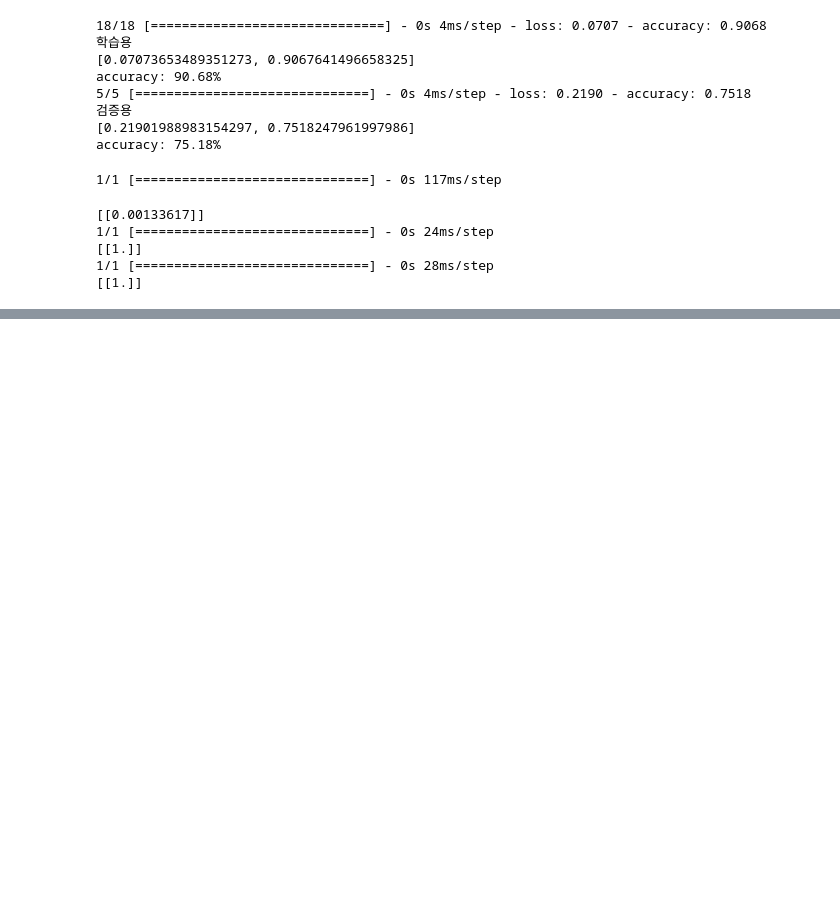
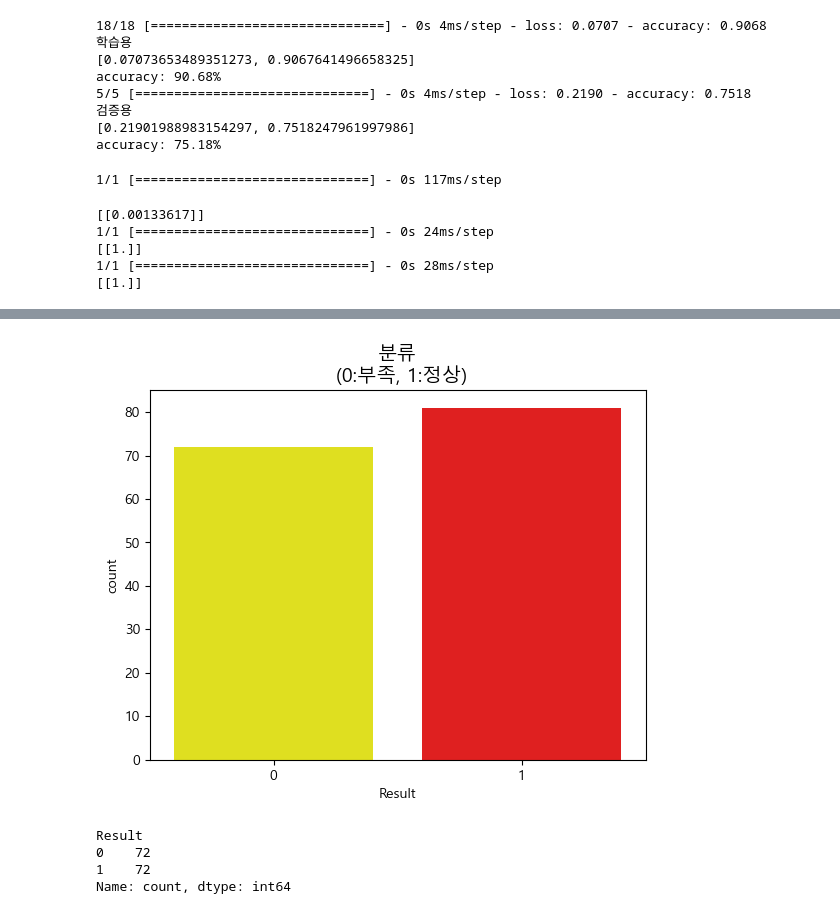
Before and after one commit to hyewon961117/hw_study2, a Jupyter notebook: two/002_인공신경망_tensorflow.ipynb, the cells around one changed output, grey strips where cells are left out. Cells and saved outputs as stored; diff of their text form; code cells hidden in the pictures; blank space fills up the shorter version.

```diff
--- a/two/002_인공신경망_tensorflow.ipynb
+++ b/two/002_인공신경망_tensorflow.ipynb
@@ -1094,0 +1122,6 @@ model.save('./data/titanic/titanic.h5')
+# %%
+import pandas as pd
+
+# csv 파일을 로딩
+df = pd.read_csv('./data/ozone/ozone2.csv')
+df.head()
@@ -1094,0 +1135,17 @@ model.save('./data/titanic/titanic.h5')
+# %%
+from matplotlib import font_manager, rc
+import matplotlib.pyplot as plt
+# 한글 처리를 위해 폰트 설정
+font_name = font_manager.FontProperties(\
+fname="c:/Windows/Fonts/malgun.ttf").get_name()
+rc('font', family=font_name)
+import seaborn as sns
+
+colors = ['yellow','red']
+
+sns.countplot(x='Result', data=df, palette = colors)
+plt.title('분류\n (0:부족, 1:정상)', fontsize=14)
+plt.show()
+# 불균형 데이터셋
+# %% [output]
+[figure, added]
@@ -1094,0 +1157,15 @@ model.save('./data/titanic/titanic.h5')
+# %%
+# 언더 샘플링
+from imblearn.under_sampling import RandomUnderSampler
+
+X_sample, y_sample = RandomUnderSampler(random_state=0).fit_resample(X,y)
+
+X_samp = pd.DataFrame(data=X_sample, columns=train_cols)
+y_samp = pd.DataFrame(data=y_sample, columns=['Result'])
+df_samp = pd.concat([X_samp, y_samp], axis=1)
+df_samp['Result'].value_counts()
+# %% [output]
+Result
+0    72
+1    72
+Name: count, dtype: int64
```
Also changed, not shown: parts of 49 cells of this notebook, 22 other files.
